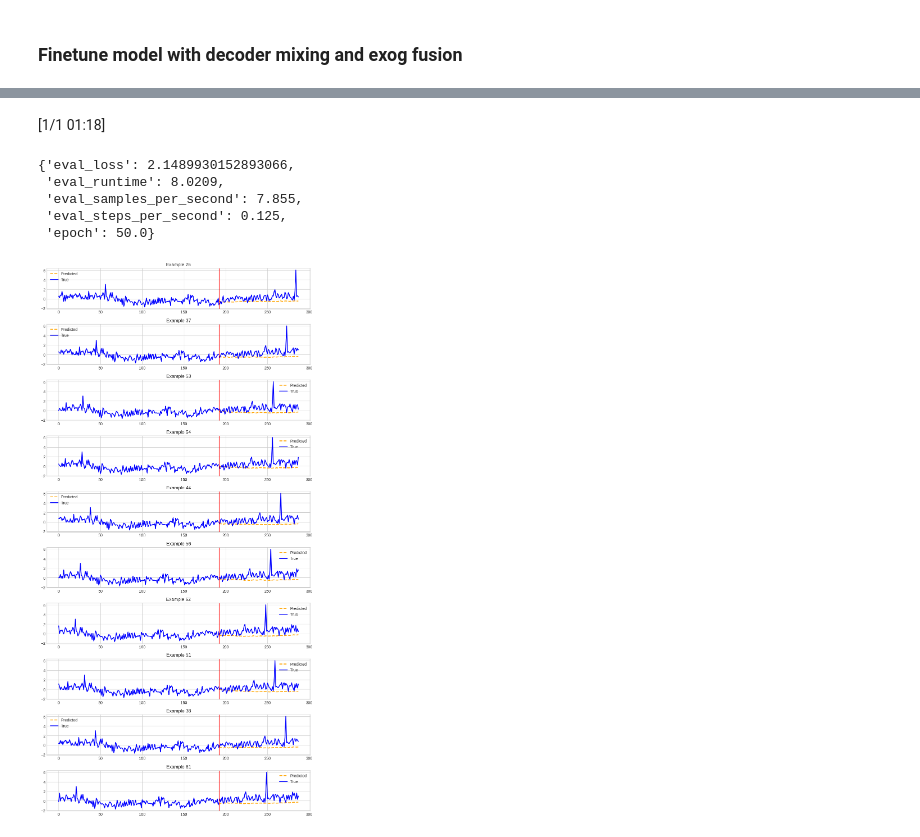
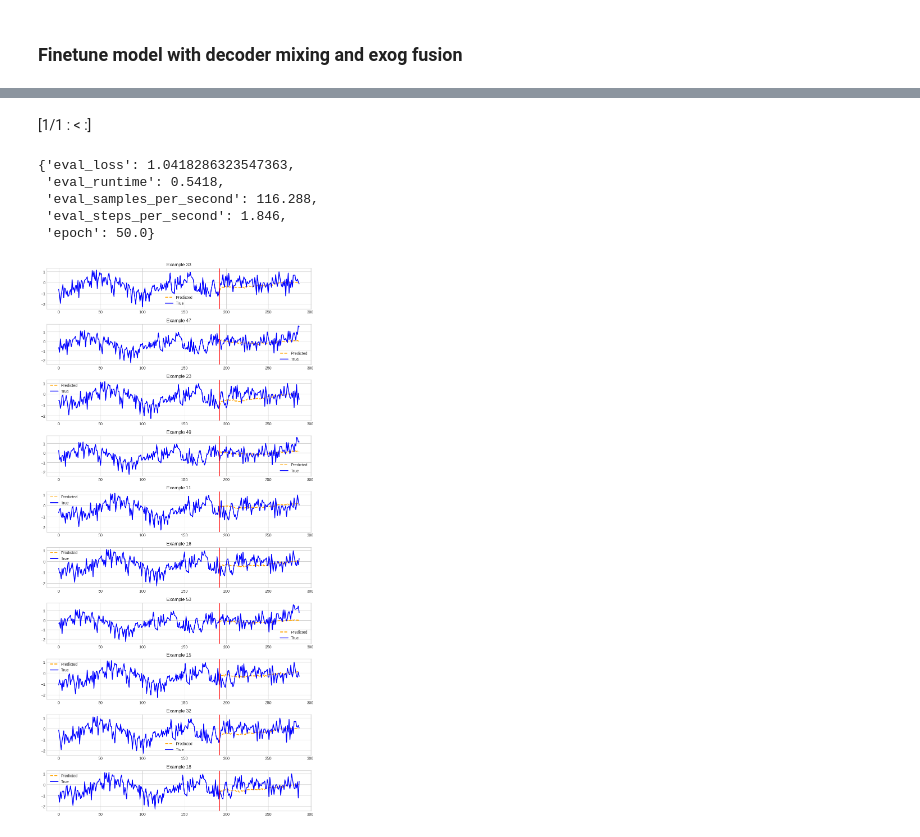
Before and after one commit to MohammedNagdi/30-Days-Of-Python, a Jupyter notebook: notebooks/tutorial/Ecoli_ttm_finetuning.ipynb, the cells around one changed output, grey strips where cells are left out. Saved outputs shown, nothing was run; the diff lists cells and outputs as text; code cells hidden in the pictures.

```diff
--- a/notebooks/tutorial/Ecoli_ttm_finetuning.ipynb
+++ b/notebooks/tutorial/Ecoli_ttm_finetuning.ipynb
@@ -133,6 +133,8 @@ print(control_columns)
 # Assuming rows align based on index
 data = pd.concat([data, input_data], axis=1)
 
+n_target_columns = 10
+target_columns = data.drop(columns=['Cd', 'Pb']).columns.tolist()[:n_target_columns]
 
 print(data.head())
 
@@ -143,7 +145,7 @@ column_specifiers = {
     "id_columns": id_columns, # No clear ID columns
     # Assuming all columns are features for now. You might need to adjust this
     # based on your specific task and which columns are targets/conditionals.
-    "target_columns": data.drop(columns=['Cd', 'Pb']).columns.tolist(), # Assuming all columns are potential targets
+    "target_columns": target_columns, # Assuming all columns are potential targets
     "conditional_columns": [], # Keep conditional columns empty if file not found
     "control_columns": control_columns, # Use columns from the input data as control columns
 }
@@ -450,19 +436,19 @@ TrainOutput(global_step=50, training_loss=1.0897730386257172, metrics={'train_ru
 # %%
 finetune_forecast_trainer.evaluate(test_dataset)
 # %% [output]
-[1/1 01:18]
+[1/1 : < :]
-{'eval_loss': 2.1489930152893066,
- 'eval_runtime': 8.0209,
- 'eval_samples_per_second': 7.855,
- 'eval_steps_per_second': 0.125,
+{'eval_loss': 1.0418286323547363,
+ 'eval_runtime': 0.5418,
+ 'eval_samples_per_second': 116.288,
+ 'eval_steps_per_second': 1.846,
  'epoch': 50.0}
 # %%
 plot_predictions(
     model=finetune_forecast_trainer.model,
     dset=test_dataset,
     plot_dir=os.path.join(OUT_DIR, "Ecoli"),
     plot_prefix="test_finetune",
-    channel=0,
+    channel=1,
 )
 # %% [output]
-[figure, old version]
+[figure, new version]
```
Also changed, not shown: parts of 8 cells of this notebook.
